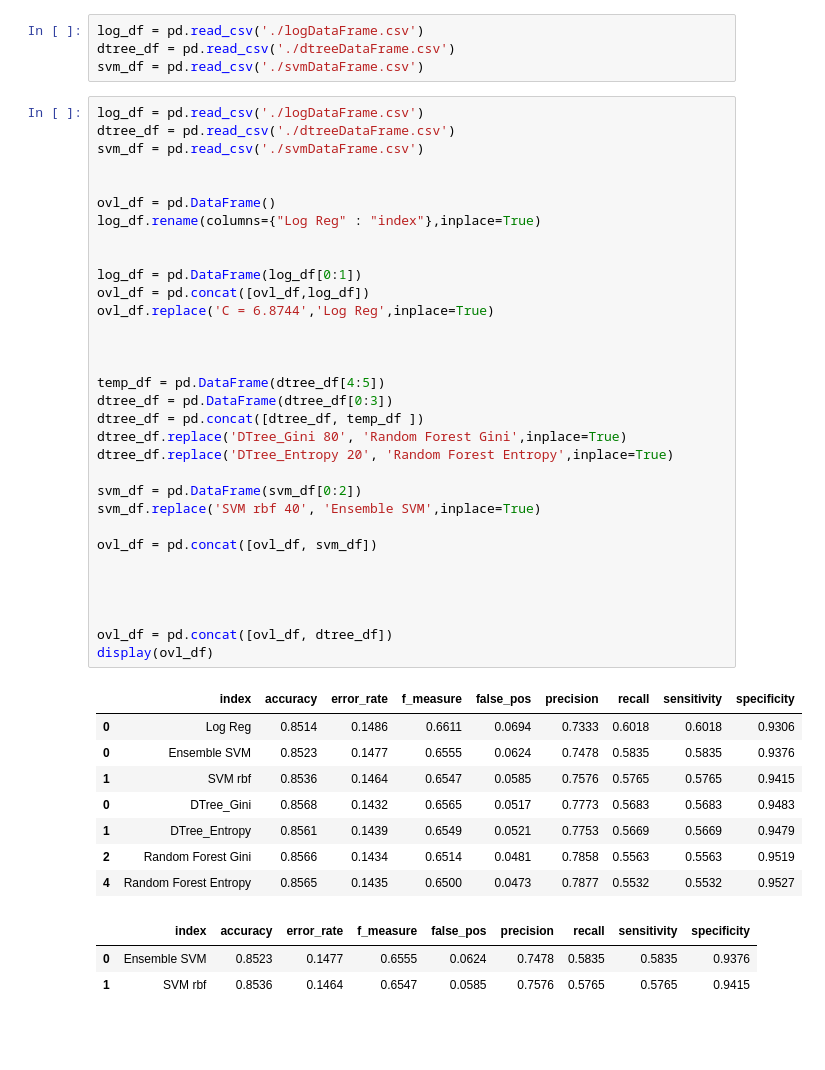
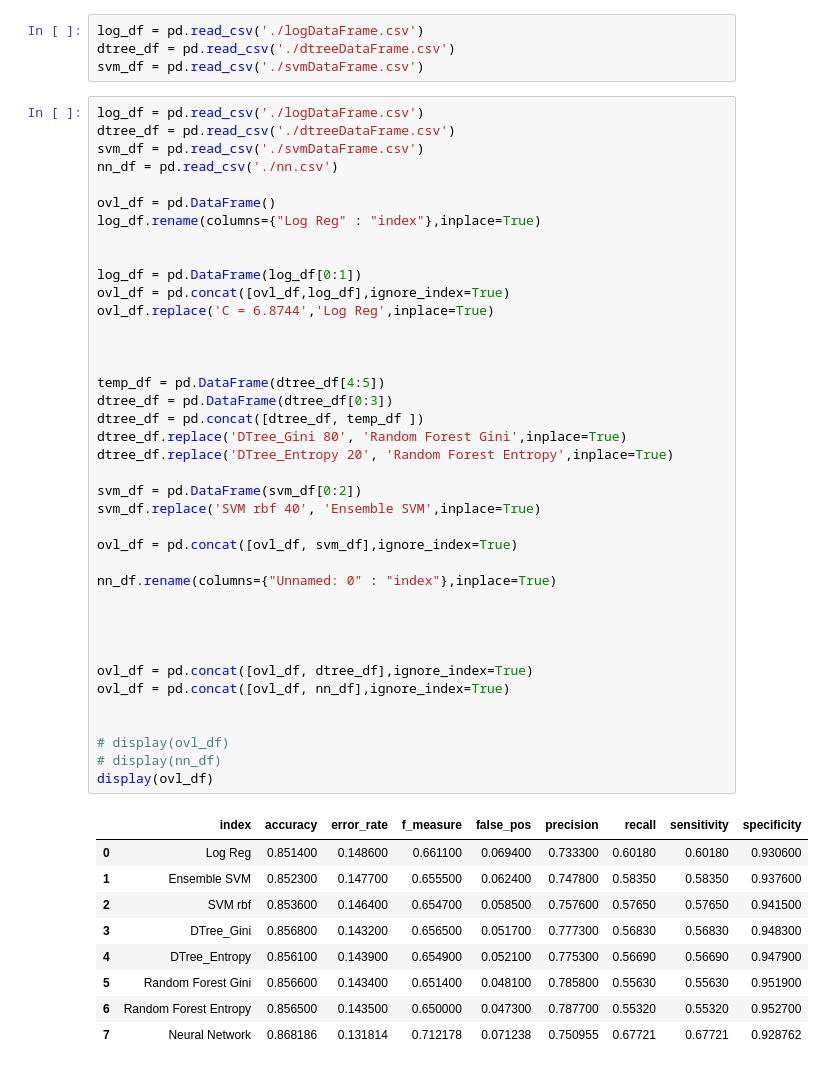
Before and after one commit to amcheng/adult-income-analysis, a Jupyter notebook: finalResult.ipynb, the cells around one changed output. Drawn from its saved outputs; the diff is of its cells as text; blank space fills up the shorter version.

```diff
--- a/finalResult.ipynb
+++ b/finalResult.ipynb
@@ -89,44 +89,49 @@ svm_df = pd.read_csv('./svmDataFrame.csv')
 # %%
 log_df = pd.read_csv('./logDataFrame.csv')
 dtree_df = pd.read_csv('./dtreeDataFrame.csv')
 svm_df = pd.read_csv('./svmDataFrame.csv')
-
+nn_df = pd.read_csv('./nn.csv')
 
 ovl_df = pd.DataFrame()
 log_df.rename(columns={"Log Reg" : "index"},inplace=True)
 
 
 log_df = pd.DataFrame(log_df[0:1])
-ovl_df = pd.concat([ovl_df,log_df])
+ovl_df = pd.concat([ovl_df,log_df],ignore_index=True)
 ovl_df.replace('C = 6.8744','Log Reg',inplace=True)
 
 
 
 temp_df = pd.DataFrame(dtree_df[4:5])
 dtree_df = pd.DataFrame(dtree_df[0:3])
 dtree_df = pd.concat([dtree_df, temp_df ])
 dtree_df.replace('DTree_Gini 80', 'Random Forest Gini',inplace=True)
 dtree_df.replace('DTree_Entropy 20', 'Random Forest Entropy',inplace=True)
 
 svm_df = pd.DataFrame(svm_df[0:2])
 svm_df.replace('SVM rbf 40', 'Ensemble SVM',inplace=True)
 
-ovl_df = pd.concat([ovl_df, svm_df])
+ovl_df = pd.concat([ovl_df, svm_df],ignore_index=True)
+
+nn_df.rename(columns={"Unnamed: 0" : "index"},inplace=True)
 
 
 
 
-ovl_df = pd.concat([ovl_df, dtree_df])
+ovl_df = pd.concat([ovl_df, dtree_df],ignore_index=True)
+ovl_df = pd.concat([ovl_df, nn_df],ignore_index=True)
+
+
+# display(ovl_df)
+# display(nn_df)
 display(ovl_df)
 # %% [output]
 |  | index | accuracy | error_rate | f_measure | false_pos | precision | recall | sensitivity | specificity |
-| 0 | Log Reg | 0.8514 | 0.1486 | 0.6611 | 0.0694 | 0.7333 | 0.6018 | 0.6018 | 0.9306 |
-| 0 | Ensemble SVM | 0.8523 | 0.1477 | 0.6555 | 0.0624 | 0.7478 | 0.5835 | 0.5835 | 0.9376 |
-| 1 | SVM rbf | 0.8536 | 0.1464 | 0.6547 | 0.0585 | 0.7576 | 0.5765 | 0.5765 | 0.9415 |
-| 0 | DTree_Gini | 0.8568 | 0.1432 | 0.6565 | 0.0517 | 0.7773 | 0.5683 | 0.5683 | 0.9483 |
-| 1 | DTree_Entropy | 0.8561 | 0.1439 | 0.6549 | 0.0521 | 0.7753 | 0.5669 | 0.5669 | 0.9479 |
-| 2 | Random Forest Gini | 0.8566 | 0.1434 | 0.6514 | 0.0481 | 0.7858 | 0.5563 | 0.5563 | 0.9519 |
-| 4 | Random Forest Entropy | 0.8565 | 0.1435 | 0.6500 | 0.0473 | 0.7877 | 0.5532 | 0.5532 | 0.9527 |
+| 0 | Log Reg | 0.851400 | 0.148600 | 0.661100 | 0.069400 | 0.733300 | 0.60180 | 0.60180 | 0.930600 |
+| 1 | Ensemble SVM | 0.852300 | 0.147700 | 0.655500 | 0.062400 | 0.747800 | 0.58350 | 0.58350 | 0.937600 |
+| 2 | SVM rbf | 0.853600 | 0.146400 | 0.654700 | 0.058500 | 0.757600 | 0.57650 | 0.57650 | 0.941500 |
+| 3 | DTree_Gini | 0.856800 | 0.143200 | 0.656500 | 0.051700 | 0.777300 | 0.56830 | 0.56830 | 0.948300 |
+| 4 | DTree_Entropy | 0.856100 | 0.143900 | 0.654900 | 0.052100 | 0.775300 | 0.56690 | 0.56690 | 0.947900 |
+| 5 | Random Forest Gini | 0.856600 | 0.143400 | 0.651400 | 0.048100 | 0.785800 | 0.55630 | 0.55630 | 0.951900 |
+| 6 | Random Forest Entropy | 0.856500 | 0.143500 | 0.650000 | 0.047300 | 0.787700 | 0.55320 | 0.55320 | 0.952700 |
+| 7 | Neural Network | 0.868186 | 0.131814 | 0.712178 | 0.071238 | 0.750955 | 0.67721 | 0.67721 | 0.928762 |
-|  | index | accuracy | error_rate | f_measure | false_pos | precision | recall | sensitivity | specificity |
-| 0 | Ensemble SVM | 0.8523 | 0.1477 | 0.6555 | 0.0624 | 0.7478 | 0.5835 | 0.5835 | 0.9376 |
-| 1 | SVM rbf | 0.8536 | 0.1464 | 0.6547 | 0.0585 | 0.7576 | 0.5765 | 0.5765 | 0.9415 |
```
Also changed, not shown: parts of 3 cells of this notebook, 27 other files.
